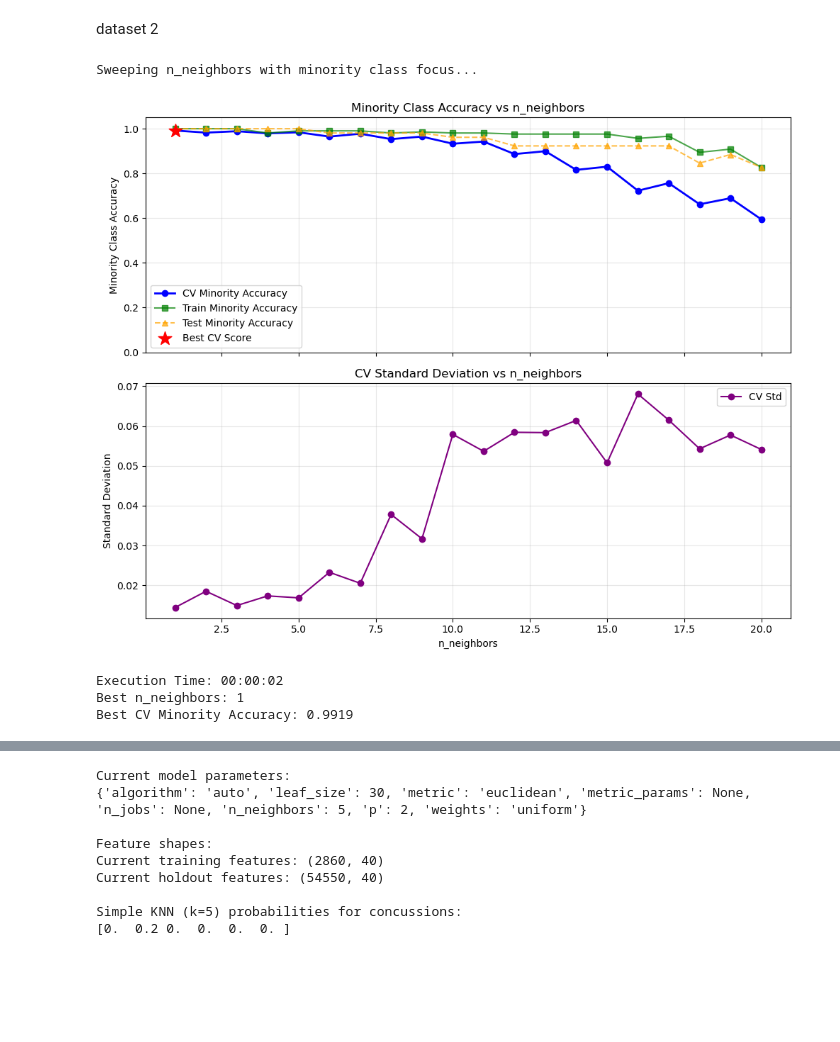
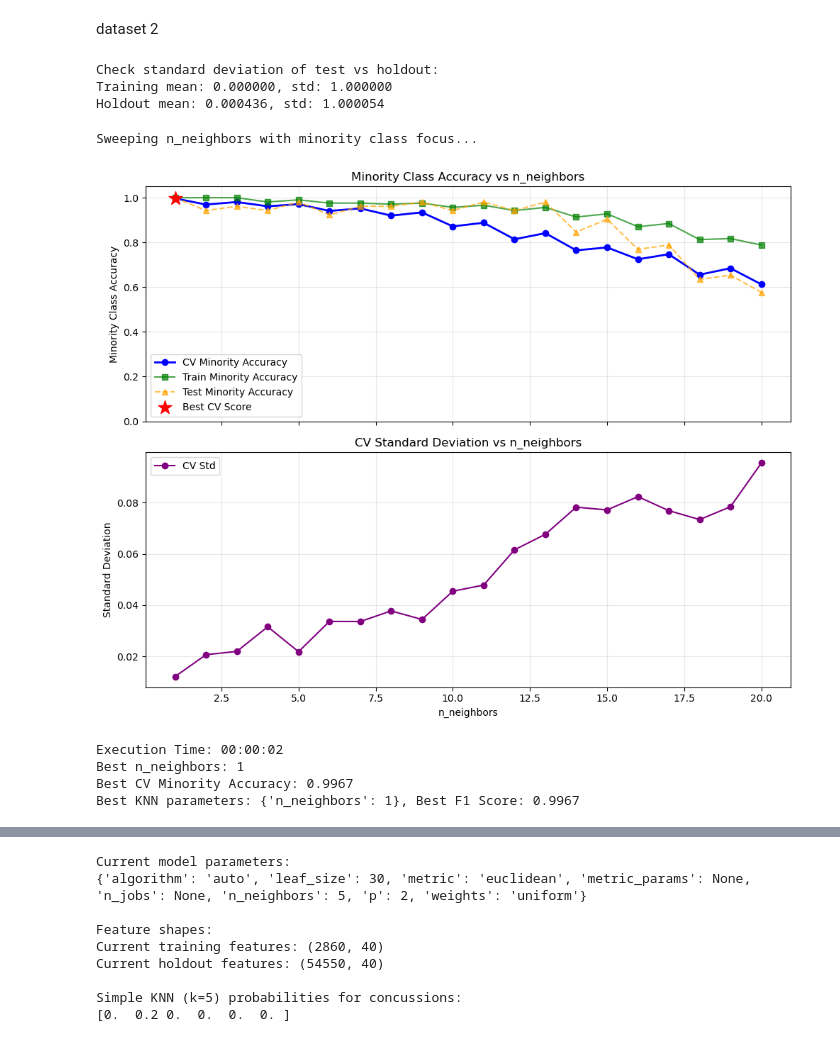
Before and after one commit to shmorhunmsds/summer_milestone_2, a Jupyter notebook: summer_milestone2_week8.ipynb, the cells around one changed output, grey strips where cells are left out. Saved outputs shown, nothing was run; the diff lists cells and outputs as text; code cells hidden in the pictures; blank space fills up the shorter version.

```diff
--- a/summer_milestone2_week8.ipynb
+++ b/summer_milestone2_week8.ipynb
@@ -1039,55 +1212,73 @@ False Negatives - Mean: 0.000, Std: 0.000
 # %% [markdown]
 dataset 2
 # %%
-np.random.seed(42)
+# training sets
+X_train = pd.read_csv('scripts/punt_analytics/motion_train_X_original.csv')
+y_train = pd.read_csv('scripts/punt_analytics/motion_train_y_original.csv')['concussed']
 
-# Load your datasets
-X_train_resampled = pd.read_csv('motion_train_X_resampled.csv')
-y_train_resampled = pd.read_csv('motion_train_y_resampled.csv')['concussed']
+# holdout sets
+X_holdout = pd.read_csv('scripts/punt_analytics/motion_holdout_X.csv')
+y_holdout = pd.read_csv('scripts/punt_analytics/motion_holdout_y.csv')['concussed']
 
-X_holdout = pd.read_csv('motion_holdout_X.csv')
-y_holdout = pd.read_csv('motion_holdout_y.csv')['concussed']
 
-# Convert to numpy arrays
-X_train_values = X_train_resampled.values
-X_holdout_values = X_holdout.values
+scaler = StandardScaler()
+# Fit the scaler on the training data
+X_train_scaled = scaler.fit_transform(X_train)
+X_holdout_scaled = scaler.transform(X_holdout)
 
-# Scale the holdout using the saved scaler
-import joblib
-scaler = joblib.load('motion_scaler.pkl')
-X_holdout_scaled = scaler.transform(X_holdout_values)
+print(f"\nCheck standard deviation of test vs holdout:")
+print(f"Training mean: {X_train_scaled.mean():.6f}, std: {X_train_scaled.std():.6f}")
+print(f"Holdout mean: {X_holdout_scaled.mean():.6f}, std: {X_holdout_scaled.std():.6f}")
 
-# For parameter tuning, use ONLY the resampled training data
+# Apply SMOTE to the freshly scaled data
+undersample = RandomUnderSampler(sampling_strategy=0.01)
+oversample = SMOTE(sampling_strategy=0.1)
+pipeline = ImbPipeline([('undersample', undersample), ('oversample', oversample)])
+
+# apply pipeline
+X_train_resampled, y_train_resampled = pipeline.fit_resample(X_train_scaled, y_train)
+
+
+
 # Split the resampled training data into train/validation for parameter tuning
 from sklearn.model_selection import train_test_split
 
 X_param_train, X_param_val, y_param_train, y_param_val = train_test_split(
-    X_train_values, y_train_resampled,
+    X_train_resampled, y_train_resampled,
     test_size=0.2, random_state=42, stratify=y_train_resampled
 )
+# %% [output]
+Check standard deviation of test vs holdout:
+Training mean: 0.000000, std: 1.000000
+Holdout mean: 0.000436, std: 1.000054
 # %%
 from sklearn.neighbors import KNeighborsClassifier
 
 # Use your parameter sweep on the resampled training data
-base_params = {}
-k_values = list(range(1, 21))
+knn_params = {'n_neighbors': 5}  # Base parameters
+k_values = list(range(1, 21))  # Range of K values to test
 
-best_params = sweep_injury_classifier_parameter(
+best_params, best_score = sweep_injury_classifier_parameter(
     model=KNeighborsClassifier,
-    Parameters=base_params,
+    Parameters=knn_params,
     param='n_neighbors',
     parameter_list=k_values,
     X_train=X_param_train,  # Subset of resampled training data
     y_train=y_param_train,
     X_test=X_param_val,     # Validation split from resampled data
     y_test=y_param_val,
     n_repeats=3,
-    verbose=True
+    verbose=True,
+    return_score=True
 )
+
+print(f"Best KNN parameters: {best_params}, Best F1 Score: {best_score:.4f}")
+next_model = KNeighborsClassifier(**best_params)
 # %% [output]
 Sweeping n_neighbors with minority class focus...
-[figure, old version]
+[figure, new version]
 Execution Time: 00:00:02
 Best n_neighbors: 1
-Best CV Minority Accuracy: 0.9919
+Best CV Minority Accuracy: 0.9967
+Best KNN parameters: {'n_neighbors': 1}, Best F1 Score: 0.9967
 # %%
```
Also changed, not shown: parts of 26 cells of this notebook, 2 other files.
